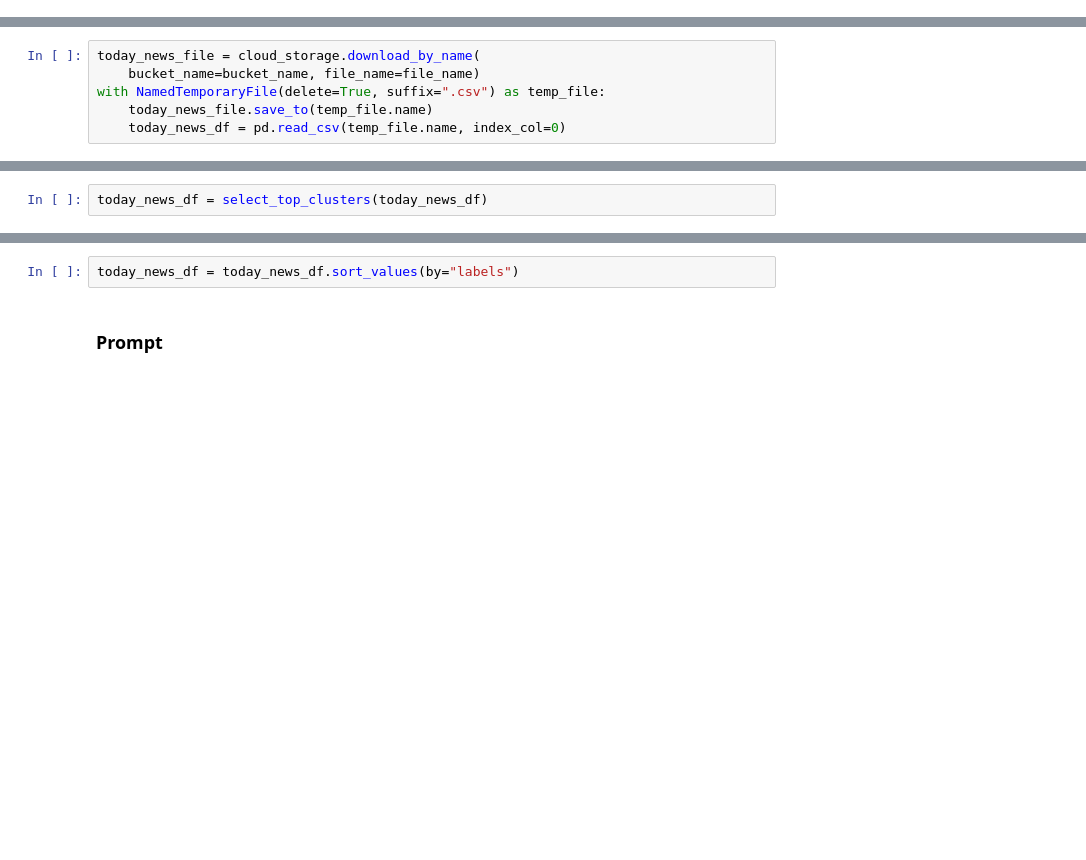
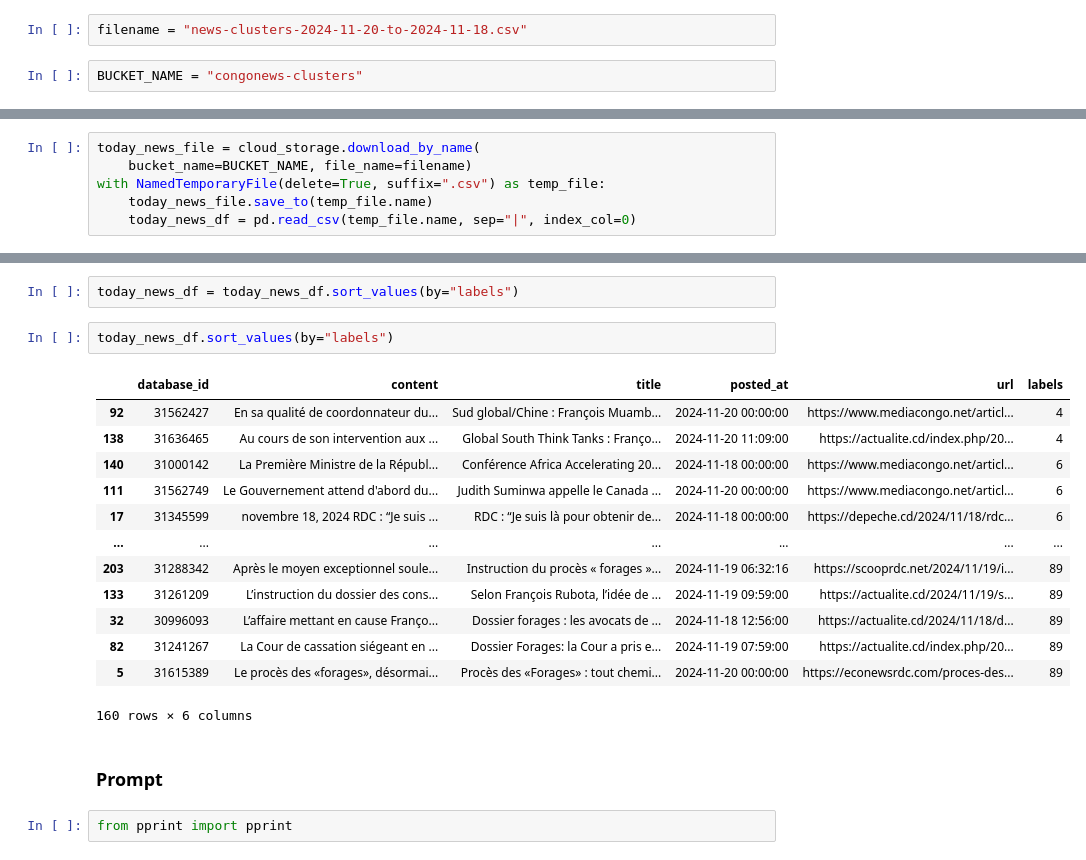
Before and after one commit to espoirMur/congo-news-summarizer, a Jupyter notebook: notebooks/news-summarizer-generative-model.ipynb, the cells around one changed output, grey strips where cells are left out. Drawn from its saved outputs; the diff is of its cells as text; blank space fills up the shorter version.

```diff
--- a/notebooks/news-summarizer-generative-model.ipynb
+++ b/notebooks/news-summarizer-generative-model.ipynb
@@ -43,10 +36,14 @@ file_name = f"news-clusters-{today}.csv"
+# %%
+filename = "news-clusters-2024-11-20-to-2024-11-18.csv"
+# %%
+BUCKET_NAME = "congonews-clusters"
 # %%
 import pandas as pd
 # %%
 from tempfile import NamedTemporaryFile
 # %%
 today_news_file = cloud_storage.download_by_name(
-    bucket_name=bucket_name, file_name=file_name)
+    bucket_name=BUCKET_NAME, file_name=filename)
 with NamedTemporaryFile(delete=True, suffix=".csv") as temp_file:
     today_news_file.save_to(temp_file.name)
-    today_news_df = pd.read_csv(temp_file.name, index_col=0)
+    today_news_df = pd.read_csv(temp_file.name, sep="|", index_col=0)
@@ -61,2 +49,0 @@ def select_top_clusters(news_df: pd.DataFrame) -> pd.DataFrame:
-# %%
-today_news_df = select_top_clusters(today_news_df)
@@ -63,5 +59,23 @@ today_news_df = select_top_clusters(today_news_df)
 # %%
 today_news_df = today_news_df.sort_values(by="labels")
+# %%
+today_news_df.sort_values(by="labels")
+# %% [output]
+|  | database_id | content | title | posted_at | url | labels |
+| 92 | 31562427 | En sa qualité de coordonnateur du... | Sud global/Chine : François Muamb... | 2024-11-20 00:00:00 | https://www.mediacongo.net/articl... | 4 |
+| 138 | 31636465 | Au cours de son intervention aux ... | Global South Think Tanks : Franço... | 2024-11-20 11:09:00 | https://actualite.cd/index.php/20... | 4 |
+| 140 | 31000142 | La Première Ministre de la Républ... | Conférence Africa Accelerating 20... | 2024-11-18 00:00:00 | https://www.mediacongo.net/articl... | 6 |
+| 111 | 31562749 | Le Gouvernement attend d'abord du... | Judith Suminwa appelle le Canada ... | 2024-11-20 00:00:00 | https://www.mediacongo.net/articl... | 6 |
+| 17 | 31345599 | novembre 18, 2024 RDC : “Je suis ... | RDC : “Je suis là pour obtenir de... | 2024-11-18 00:00:00 | https://depeche.cd/2024/11/18/rdc... | 6 |
+| ... | ... | ... | ... | ... | ... | ... |
+| 203 | 31288342 | Après le moyen exceptionnel soule... | Instruction du procès « forages »... | 2024-11-19 06:32:16 | https://scooprdc.net/2024/11/19/i... | 89 |
+| 133 | 31261209 | L’instruction du dossier des cons... | Selon François Rubota, l’idée de ... | 2024-11-19 09:59:00 | https://actualite.cd/2024/11/19/s... | 89 |
+| 32 | 30996093 | L’affaire mettant en cause Franço... | Dossier forages : les avocats de ... | 2024-11-18 12:56:00 | https://actualite.cd/2024/11/18/d... | 89 |
+| 82 | 31241267 | La Cour de cassation siégeant en ... | Dossier Forages: la Cour a pris e... | 2024-11-19 07:59:00 | https://actualite.cd/index.php/20... | 89 |
+| 5 | 31615389 | Le procès des «forages», désormai... | Procès des «Forages» : tout chemi... | 2024-11-20 00:00:00 | https://econewsrdc.com/proces-des... | 89 |
+160 rows × 6 columns
 # %% [markdown]
 ### Prompt
+# %%
+from pprint import pprint
 # %%
```
Also changed, not shown: parts of 26 cells of this notebook, 3 other files.
